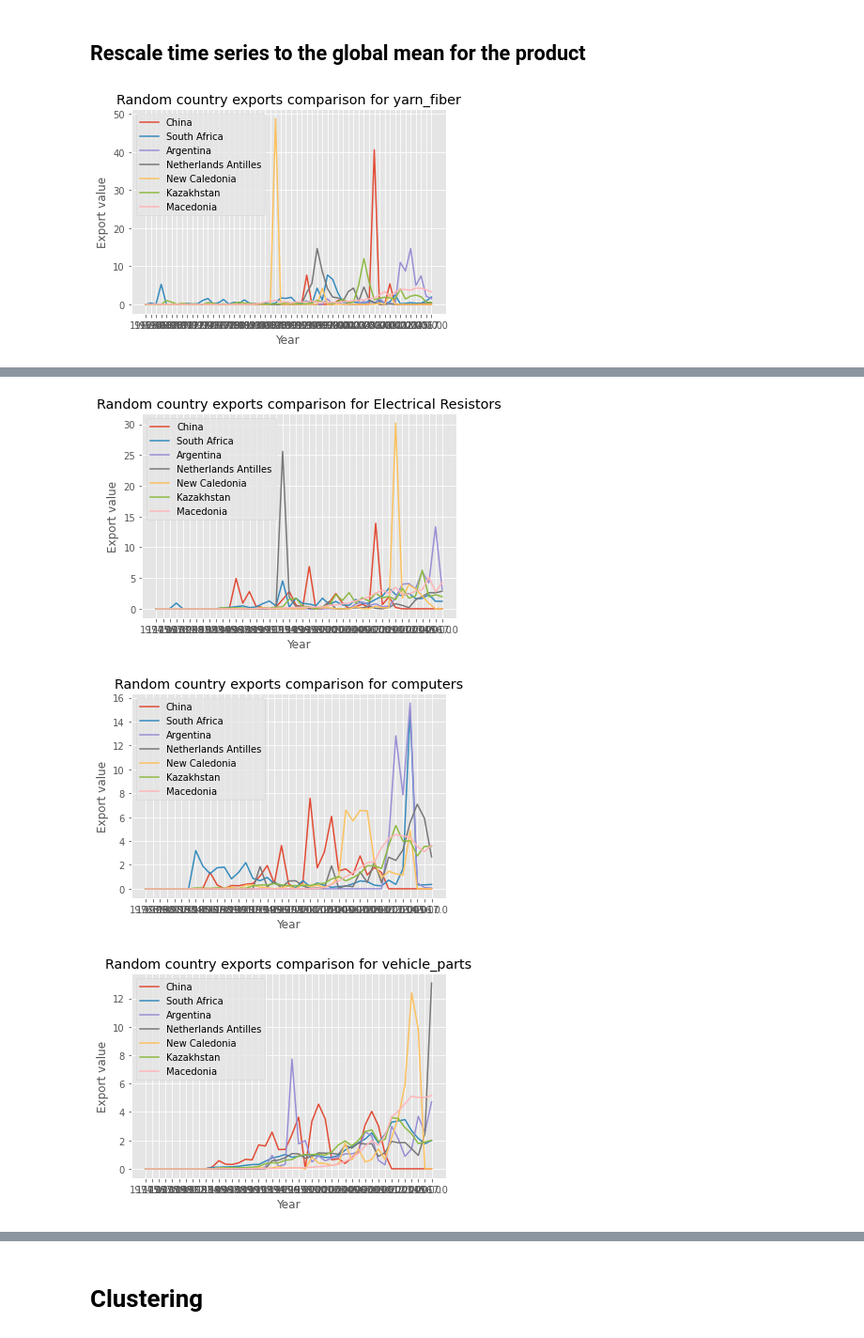
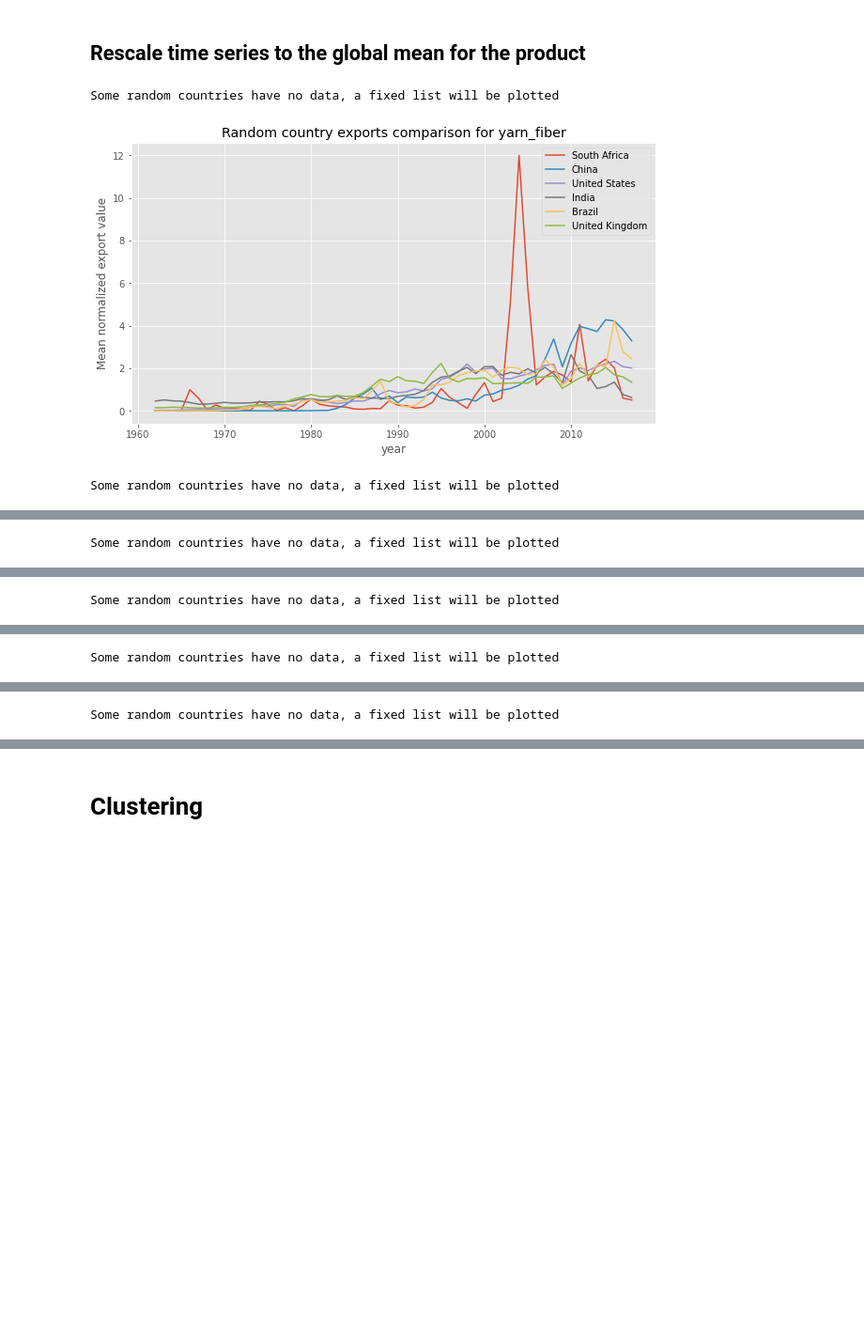
Before and after one commit to GarethWilhelm/TS-Feature-Clustering, a Jupyter notebook: notebooks/data_prep.ipynb, the cells around one changed output, grey strips where cells are left out. Shown at 94% size. Cells and saved outputs as stored; diff of their text form; code cells hidden in the pictures; blank space fills up the shorter version.

```diff
--- a/notebooks/data_prep.ipynb
+++ b/notebooks/data_prep.ipynb
@@ -291,7 +309,8 @@ plt.show()
 # %%
 random.seed(20)
 random_countries = sample(list(agg_country.columns), 5)
-random_countries.extend(['South Africa','China','United States'])
+random_countries.extend(['South Africa','China'])
+countries = trade_dframe[trade_dframe['country'].isin(random_countries)]
 for c in random_countries:
   agg_random_countries = pd.pivot_table(trade_dframe[trade_dframe.country==c],
                                         index='year', columns='product_name',
@@ -299,5 +318,28 @@ for c in random_countries:
                                         aggfunc=np.mean)
   agg_random_countries.fillna(0,inplace=True)
   underscore_header_names(agg_random_countries)
-  agg_random_countries.plot(subplots=False,figsize=(10,5.5),title=f"Products in trade basket for {c}",sharey=True)
+  agg_random_countries.plot(subplots=False,figsize=(10,5.5),
+                            title=f"Products in trade basket for {c}",sharey=True)
+  plt.savefig(f"{c}_trade_basket")
+
+# Plots for country comparison per product
+for id in trade_dframe.product_name.unique():
+  product = pd.pivot_table(trade_dframe[trade_dframe.product_name==id],
+                           index='year',
+                           columns='country',
+                           values='export_val',
+                           aggfunc=np.mean)
+  product.fillna(0,inplace=True)
+  product.to_csv(f'{PATH}/products_per_country/{id}_sitc.csv')
+  product_by_countries = pd.pivot_table(countries[countries.product_name==id], index='year',
+                           columns='country',values='export_val',aggfunc=np.mean)
+  product_by_countries.fillna(0,inplace=True)
+  plt.figure(figsize=(10,5.5))
+  product_by_countries.plot(subplots=False,figsize=(10,5.5),
+                            title=(f"Random country exports comparison for {id}"))
+  plt.xticks(rotation=70)
+  plt.ylabel("Export value")
+  plt.legend(countries['country'].unique())
+  plt.savefig(f"raw_{id}_country_comparison")
+  plt.show()
 # %% [output]
@@ -360,22 +359,28 @@ for id in trade_dframe.product_name.unique():
 # %% [markdown]
 ## Rescale time series to the global mean for the product
 # %%
+fixed_random_list = ["South Africa","China","United States","India","Brazil","United Kingdom"]
 for id in trade_dframe.product_name.unique():
   product = pd.pivot_table(trade_dframe[trade_dframe.product_name==id],
                            index='year',
                            columns='country',
                            values='export_val',
                            aggfunc=np.mean)
   remove_null_values(product)
 
   mean_scaled_product = product.div(product.mean(axis=0),axis=1)
   mean_scaled_product.to_csv(f'{PATH}/mean_scaled_products/mean_scaled_{id}.csv')
-  product_by_countries = mean_scaled_product[random_countries]
-  plt.plot(product_by_countries)
-  plt.title(f"Random country exports comparison for {id}")
-  plt.xlabel("Year")
-  plt.ylabel("Export value")
-  plt.legend(countries['country'].unique())
+  try:
+    product_by_countries = mean_scaled_product[random_countries]
+  except:
+    print("Some random countries have no data, a fixed list will be plotted")
+    product_by_countries = mean_scaled_product.loc[:,fixed_random_list]
+  product_by_countries.plot(subplots=False,figsize=(10,5.5),title=(f'Random country exports comparison for {id}'))
+  plt.ylabel("Mean normalized export value")
+  plt.legend(product_by_countries.columns)
+  plt.savefig(f"{PATH}/images/{id}_normalized")
   plt.show()
 # %% [output]
+Some random countries have no data, a fixed list will be plotted
-[figure, old version]
+[figure, new version]
+Some random countries have no data, a fixed list will be plotted
@@ -382,0 +388 @@ for id in trade_dframe.product_name.unique():
+Some random countries have no data, a fixed list will be plotted
@@ -383,0 +390 @@ for id in trade_dframe.product_name.unique():
+Some random countries have no data, a fixed list will be plotted
@@ -384,0 +392 @@ for id in trade_dframe.product_name.unique():
+Some random countries have no data, a fixed list will be plotted
@@ -385,0 +394 @@ for id in trade_dframe.product_name.unique():
+Some random countries have no data, a fixed list will be plotted
@@ -387,3 +395,0 @@ for id in trade_dframe.product_name.unique():
-[figure, removed]
-[figure, removed]
-[figure, removed]
```
Also changed, not shown: parts of 28 cells of this notebook.
